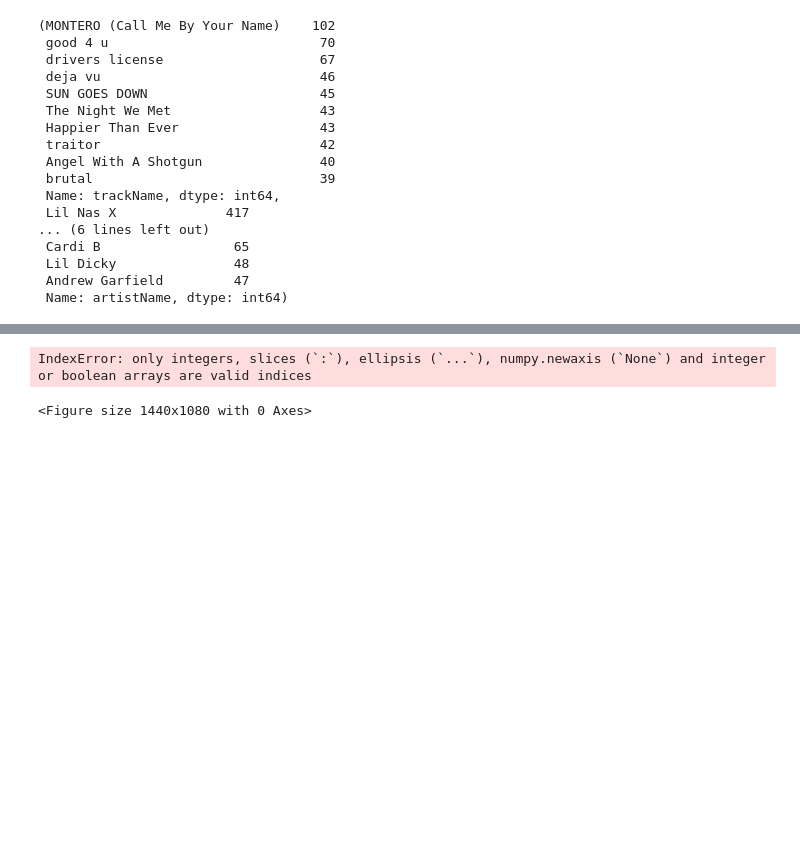
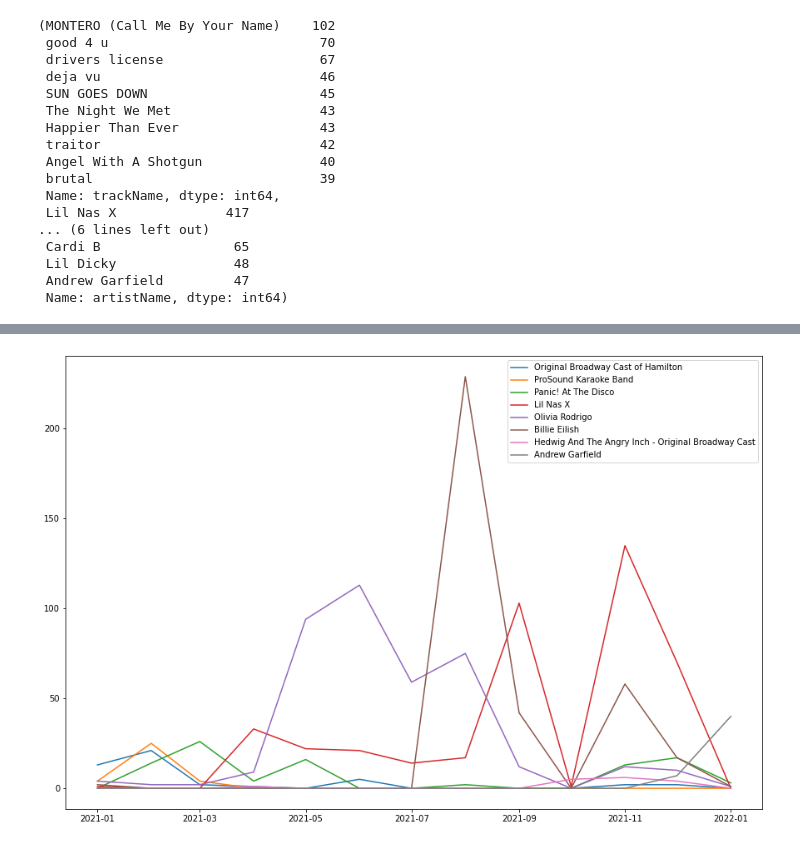
Before and after one commit to daphnaspira/Spotify-Wrapped-Plus, a Jupyter notebook: spotify_api.ipynb, the cells around one changed output, grey strips where cells are left out. Saved outputs shown, nothing was run; the diff lists cells and outputs as text; code cells hidden in the pictures; blank space fills up the shorter version.

```diff
--- a/spotify_api.ipynb
+++ b/spotify_api.ipynb
@@ -127,0 +165,2 @@ songs = daily_song_freqs_df['trackName'].unique()
+# %%
+monthly_artist_freqs_df = play_frequencies(df, months, 'Month-Year', 'artist')
@@ -174,22 +220,4 @@ len(top_songs_df['trackName'].unique())
 # %%
-def make_plots(songs, song_freqs_df, dates, date_column_name):
-    plt.figure(figsize=(20,15))
-
-    for song in songs:
-        one_song_freqs = song_freqs_df[song_freqs_df['trackName']==song]
-        freq_list = []
-        for date in dates:
-            if (one_song_freqs[date_column_name]==date).any():
-                that_day = one_song_freqs[one_song_freqs[date_column_name]==date]
-                freq_list.append(int(that_day['Number of Plays']))
-            else:
-                freq_list.append(0)
-        plt.plot(dates, freq_list, label=song)
-        plt.legend()
-
-    plt.show()
-
-make_plots(songs, months, monthly_song_freqs_df, 'Month-Year')
+plot_top_over_time(top_artists_df, monthly_artist_freqs_df, months, 'Month-Year', 'artist')
 # %% [output]
-IndexError: only integers, slices (`:`), ellipsis (`...`), numpy.newaxis (`None`) and integer or boolean arrays are valid indices
-<Figure size 1440x1080 with 0 Axes>
+[figure, added]
```
Also changed, not shown: parts of 10 cells of this notebook.
